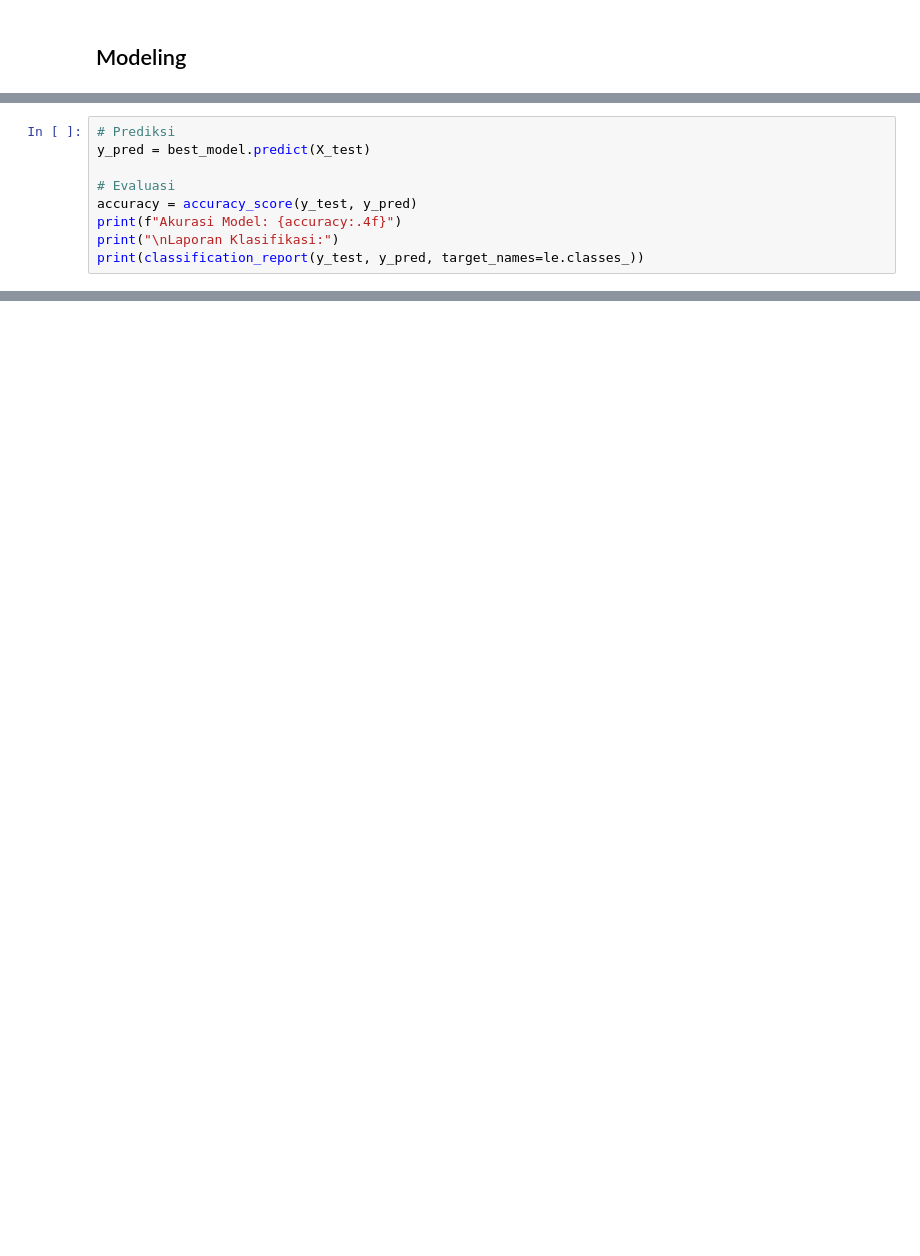
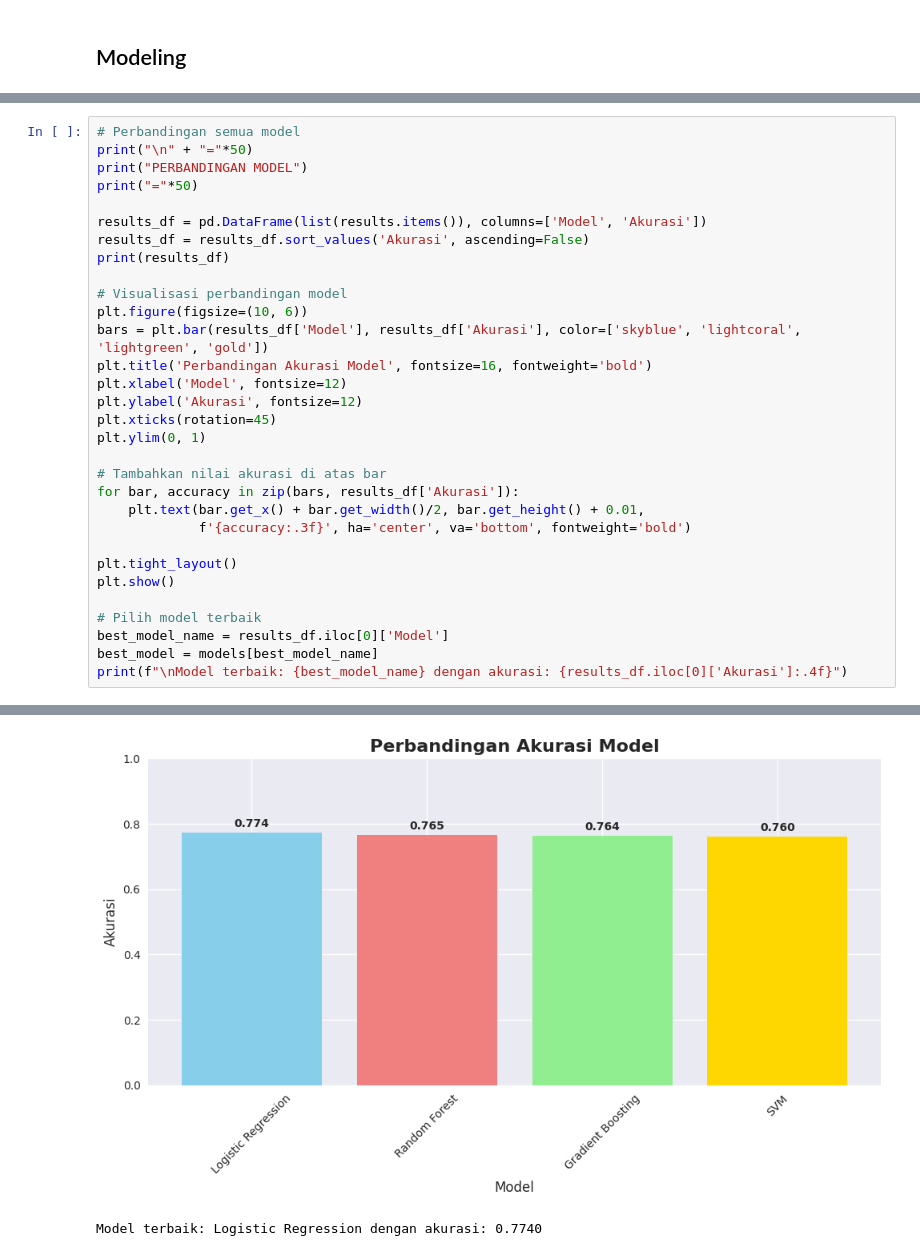
Before and after one commit to f2rra/bpds-dropout, a Jupyter notebook: notebook.ipynb, the cells around one changed output, grey strips where cells are left out. Saved outputs shown, nothing was run; the diff lists cells and outputs as text; blank space fills up the shorter version.

```diff
--- a/notebook.ipynb
+++ b/notebook.ipynb
@@ -204,9 +394,0 @@ dump(le, 'label_encoder.joblib')
-# %%
-# Prediksi
-y_pred = best_model.predict(X_test)
-
-# Evaluasi
-accuracy = accuracy_score(y_test, y_pred)
-print(f"Akurasi Model: {accuracy:.4f}")
-print("\nLaporan Klasifikasi:")
-print(classification_report(y_test, y_pred, target_names=le.classes_))
@@ -225,0 +464,32 @@ weighted avg       0.76      0.76      0.76       885
+# %%
+# Perbandingan semua model
+print("\n" + "="*50)
+print("PERBANDINGAN MODEL")
+print("="*50)
+
+results_df = pd.DataFrame(list(results.items()), columns=['Model', 'Akurasi'])
+results_df = results_df.sort_values('Akurasi', ascending=False)
+print(results_df)
+
+# Visualisasi perbandingan model
+plt.figure(figsize=(10, 6))
+bars = plt.bar(results_df['Model'], results_df['Akurasi'], color=['skyblue', 'lightcoral', 'lightgreen', 'gold'])
+plt.title('Perbandingan Akurasi Model', fontsize=16, fontweight='bold')
+plt.xlabel('Model', fontsize=12)
+plt.ylabel('Akurasi', fontsize=12)
+plt.xticks(rotation=45)
+plt.ylim(0, 1)
+
+# Tambahkan nilai akurasi di atas bar
+for bar, accuracy in zip(bars, results_df['Akurasi']):
+    plt.text(bar.get_x() + bar.get_width()/2, bar.get_height() + 0.01,
+             f'{accuracy:.3f}', ha='center', va='bottom', fontweight='bold')
+
+plt.tight_layout()
+plt.show()
+
+# Pilih model terbaik
+best_model_name = results_df.iloc[0]['Model']
+best_model = models[best_model_name]
+print(f"\nModel terbaik: {best_model_name} dengan akurasi: {results_df.iloc[0]['Akurasi']:.4f}")
+# %% [output]
@@ -225,0 +504,2 @@ weighted avg       0.76      0.76      0.76       885
+[figure, added]
+Model terbaik: Logistic Regression dengan akurasi: 0.7740
```
Also changed, not shown: parts of 47 cells of this notebook, 5 other files.
